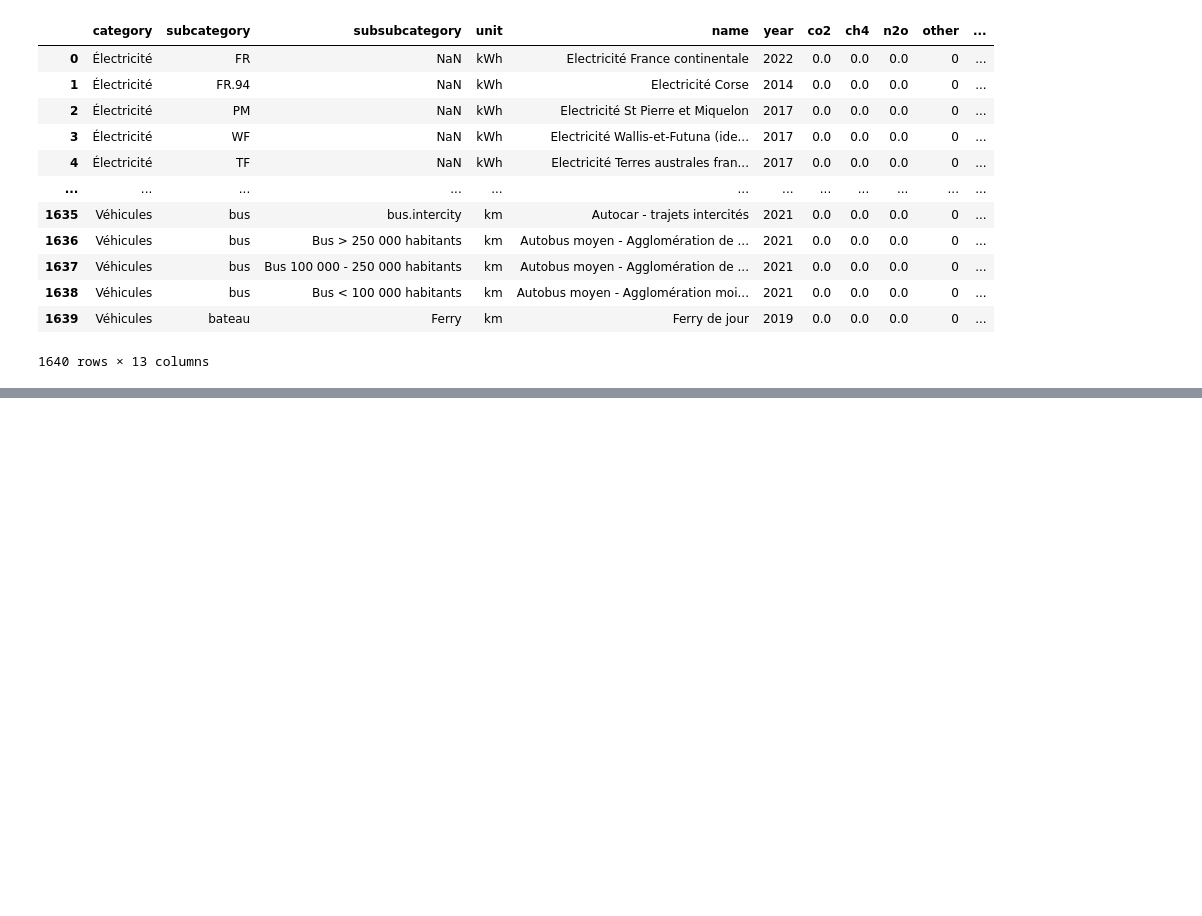
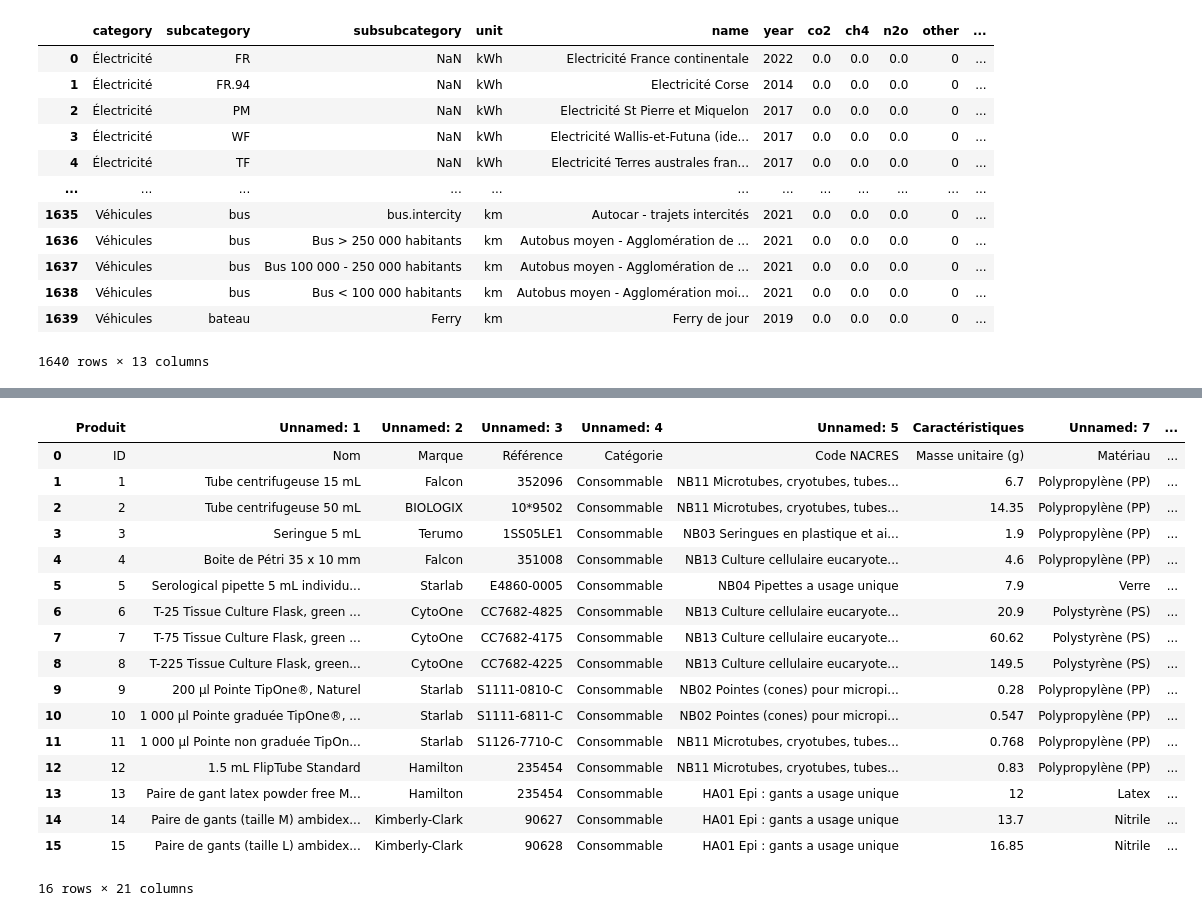
Before and after one commit to Alex-code-lab/LABeCO2, a Jupyter notebook: data_masse_eCO2/pour_travail.ipynb, the cells around one changed output, grey strips where cells are left out. Drawn from its saved outputs; the diff is of its cells as text; code cells hidden in the pictures; blank space fills up the shorter version.

```diff
--- a/data_masse_eCO2/pour_travail.ipynb
+++ b/data_masse_eCO2/pour_travail.ipynb
@@ -157,0 +180,30 @@ tableau_nacres
+# %%
+# Charger le fichier CSV avec tabulations
+file_path = "/Users/souchaud/Desktop/ACV.xlsx"
+
+# Lire le fichier Excel (première feuille par défaut)
+df = pd.read_excel(file_path, engine="openpyxl")
+
+# Remplir les valeurs fusionnées en propageant les catégories (ex. Code NACRES)
+df.fillna(method='ffill', inplace=True)
+# %%
+df
+# %% [output]
+|  | Produit | Unnamed: 1 | Unnamed: 2 | Unnamed: 3 | Unnamed: 4 | Unnamed: 5 | Caractéristiques | Unnamed: 7 | ... |
+| 0 | ID | Nom | Marque | Référence | Catégorie | Code NACRES | Masse unitaire (g) | Matériau | ... |
+| 1 | 1 | Tube centrifugeuse 15 mL | Falcon | 352096 | Consommable | NB11 Microtubes, cryotubes, tubes... | 6.7 | Polypropylène (PP) | ... |
+| 2 | 2 | Tube centrifugeuse 50 mL | BIOLOGIX | 10*9502 | Consommable | NB11 Microtubes, cryotubes, tubes... | 14.35 | Polypropylène (PP) | ... |
+| 3 | 3 | Seringue 5 mL | Terumo | 1SS05LE1 | Consommable | NB03 Seringues en plastique et ai... | 1.9 | Polypropylène (PP) | ... |
+| 4 | 4 | Boite de Pétri 35 x 10 mm | Falcon | 351008 | Consommable | NB13 Culture cellulaire eucaryote... | 4.6 | Polypropylène (PP) | ... |
+| 5 | 5 | Serological pipette 5 mL individu... | Starlab | E4860-0005 | Consommable | NB04 Pipettes a usage unique | 7.9 | Verre | ... |
+| 6 | 6 | T-25 Tissue Culture Flask, green ... | CytoOne | CC7682-4825 | Consommable | NB13 Culture cellulaire eucaryote... | 20.9 | Polystyrène (PS) | ... |
+| 7 | 7 | T-75 Tissue Culture Flask, green ... | CytoOne | CC7682-4175 | Consommable | NB13 Culture cellulaire eucaryote... | 60.62 | Polystyrène (PS) | ... |
+| 8 | 8 | T-225 Tissue Culture Flask, green... | CytoOne | CC7682-4225 | Consommable | NB13 Culture cellulaire eucaryote... | 149.5 | Polystyrène (PS) | ... |
+| 9 | 9 | 200 µl Pointe TipOne®, Naturel | Starlab | S1111-0810-C | Consommable | NB02 Pointes (cones) pour micropi... | 0.28 | Polypropylène (PP) | ... |
+| 10 | 10 | 1 000 µl Pointe graduée TipOne®, ... | Starlab | S1111-6811-C | Consommable | NB02 Pointes (cones) pour micropi... | 0.547 | Polypropylène (PP) | ... |
+| 11 | 11 | 1 000 µl Pointe non graduée TipOn... | Starlab | S1126-7710-C | Consommable | NB11 Microtubes, cryotubes, tubes... | 0.768 | Polypropylène (PP) | ... |
+| 12 | 12 | 1.5 mL FlipTube Standard | Hamilton | 235454 | Consommable | NB11 Microtubes, cryotubes, tubes... | 0.83 | Polypropylène (PP) | ... |
+| 13 | 13 | Paire de gant latex powder free M... | Hamilton | 235454 | Consommable | HA01 Epi : gants a usage unique | 12 | Latex | ... |
+| 14 | 14 | Paire de gants (taille M) ambidex... | Kimberly-Clark | 90627 | Consommable | HA01 Epi : gants a usage unique | 13.7 | Nitrile | ... |
+| 15 | 15 | Paire de gants (taille L) ambidex... | Kimberly-Clark | 90628 | Consommable | HA01 Epi : gants a usage unique | 16.85 | Nitrile | ... |
+16 rows × 21 columns
```
Also changed, not shown: parts of 1 cell of this notebook, 5 other files.
